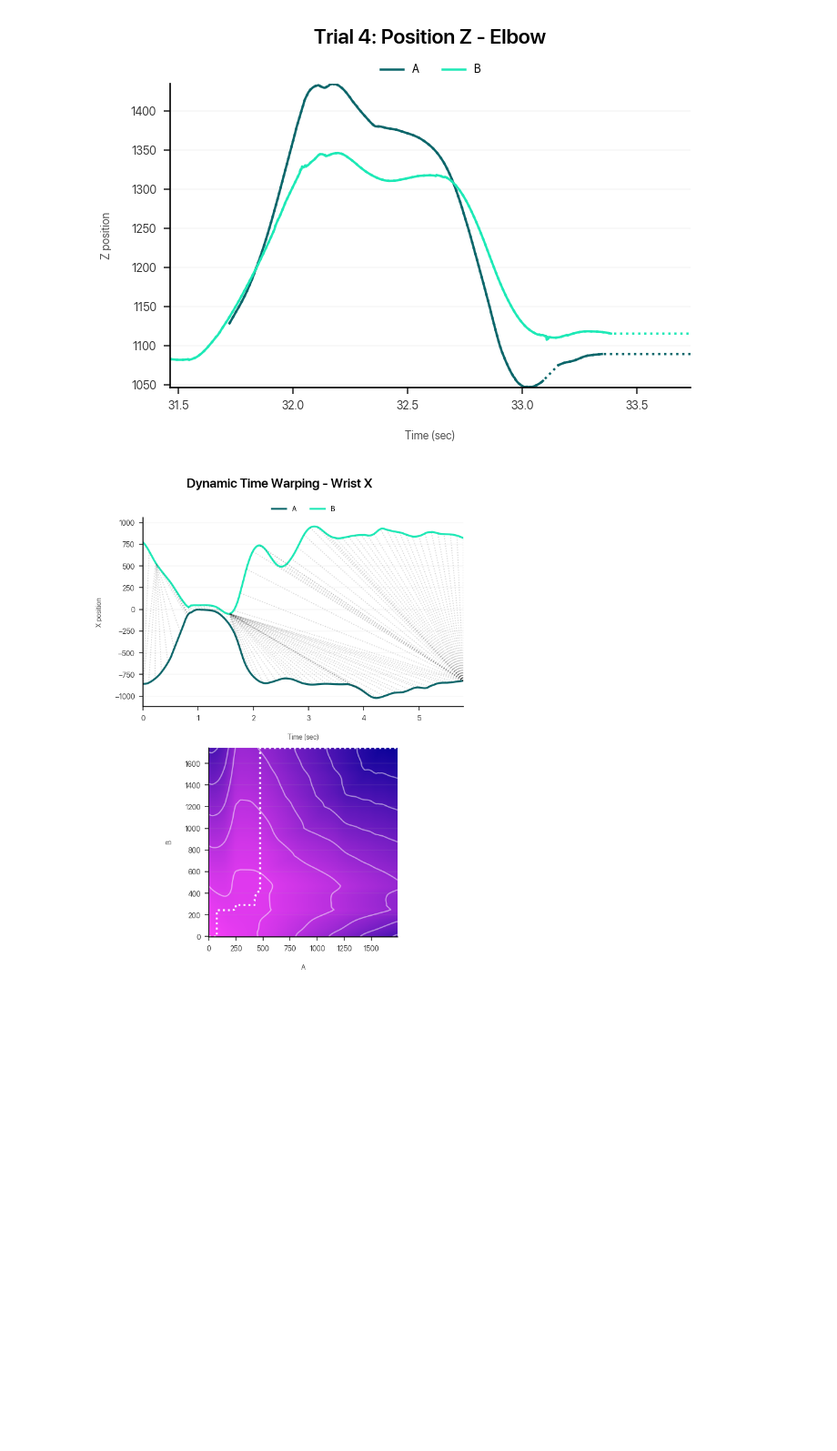
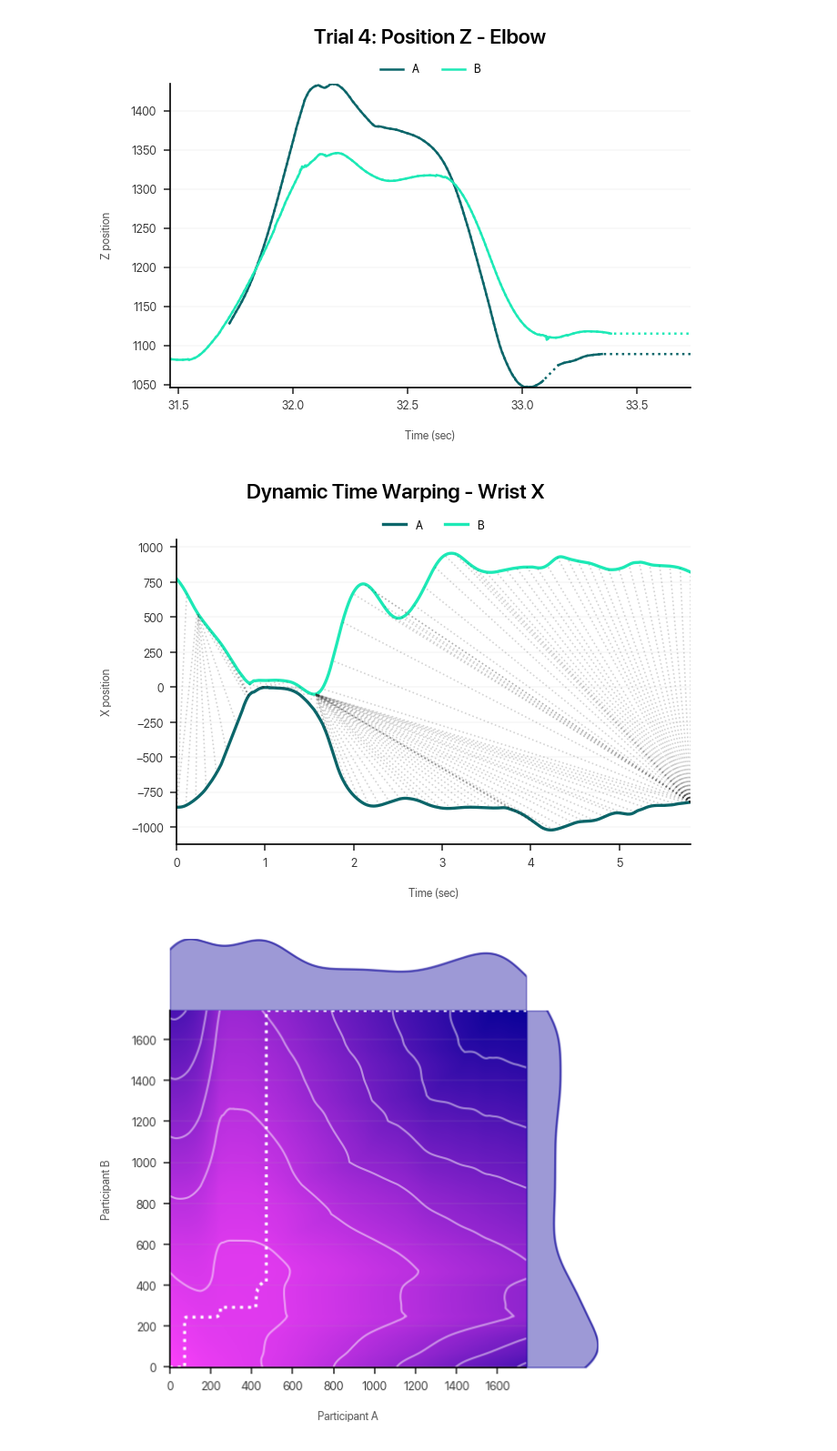
Before and after one commit to dlundgaard/dapup-mocap, a Jupyter notebook: analysis.ipynb, the cells around one changed output. Shown at 91% size. Drawn from its saved outputs; the diff is of its cells as text; code cells hidden in the pictures; blank space fills up the shorter version.

Commit message:
added marginal distributions to Dynamic Time Warping

```diff
--- a/analysis.ipynb
+++ b/analysis.ipynb
@@ -135,42 +140,83 @@ plot_position(trial = 4, marker = "Elbow", axis = "Z")
 # %%
 def plot_dynamic_time_warping(trial, marker, axis):
     reference = data[trial]["A"][marker][axis]
     query = data[trial]["B"][marker][axis]
     d = dynamic_time_warping(reference, query, keep_internals=True)
 
-    fig, axes = plt.subplots(nrows=2, figsize = (4.5, 6))
-    # d.plot(type = "twoway")
-    axes[0].plot(range(len(reference)), reference, label = "A")
-    axes[0].plot(range(len(query)), query, label = "B")
+    cmap = colors.LinearSegmentedColormap.from_list("deep", ["#FF42FB", "#0B0299"], N = 256)
 
-    axes[0].xaxis.set_major_locator(ticker.MultipleLocator(300))
-    axes[0].xaxis.set_major_formatter(lambda val, idx: round(val / 300))
-    axes[0].set_xlabel("Time (sec)")
-    axes[0].set_ylabel(f"{axis} position")
+    plt.figure()
+    plt.suptitle(f"Dynamic Time Warping - {marker} {axis}", fontsize = 11, fontweight = 600)
+
+    plt.plot(range(len(reference)), reference, label = "A")
+    plt.plot(range(len(query)), query, label = "B")
+
+    plt.gca().xaxis.set_major_locator(ticker.MultipleLocator(300))
+    plt.gca().xaxis.set_major_formatter(lambda val, idx: round(val / 300))
+    plt.xlabel("Time (sec)")
+    plt.ylabel(f"{axis} position")
     col = []
     for i in np.linspace(0, len(d.index1) - 1, num = 100).astype(int):
         col.append([
             (d.index1[i], reference[d.index1[i]]),
             (d.index2[i], query[d.index2[i]])
         ])
-    axes[0].add_collection(collections.LineCollection(col, linestyles=":", linewidths = 0.8, colors = (0.15, 0.15, 0.15), alpha = 0.2))
-    axes[0].margins(x = 0, y = 0.05)
-    axes[0].legend(loc = "upper center", bbox_to_anchor = (0.5, 1.1), ncol = 2)
+    plt.gca().add_collection(collections.LineCollection(col, linestyles=":", linewidths = 0.8, colors = (0.15, 0.15, 0.15), alpha = 0.2))
+    plt.margins(x = 0, y = 0.05)
+    plt.legend(loc = "upper center", bbox_to_anchor = (0.5, 1.1), ncol = 2)
 
-    cmap = colors.LinearSegmentedColormap.from_list("deep", ["#FF42FB", "#0B0299"], N = 256)
-    axes[1].imshow(d.costMatrix.T, origin="lower", cmap = cmap, interpolation = "none", aspect = 1)
-    axes[1].contour(d.costMatrix.T, colors = "white", linewidths = 1, alpha = 0.5)
-    axes[1].plot(d.index2, d.index1, color="white", linestyle = ":")
-    axes[1].set_xlabel("A")
-    axes[1].set_ylabel("B")
-    fig.suptitle(f"Dynamic Time Warping - {marker} {axis}\n", fontsize = 11, fontweight = 600)
     plt.tight_layout()
+
+    fig, axes = plt.subplots(
+        figsize=(4.5, 4.5),
+        nrows = 2,
+        ncols = 2,
+        width_ratios = (5, 1),
+        height_ratios = (1, 5),
+        gridspec_kw=dict(
+            left = 0.15,
+            right = 0.85,
+            bottom = 0.15,
+            top = 0.85,
+            hspace = 0,
+            wspace = 0
+        )
+    )
+
+    ax_empty = axes[0][1]
+    ax_x_dist = axes[0][0]
+    ax_y_dist = axes[1][1]
+    ax_scatter = axes[1][0]
+
+    for ax in (ax_empty, ax_x_dist, ax_y_dist):
+        ax.axis("off")
+        ax.margins(x = 0, y = 0)
+
+    ax_scatter.imshow(d.costMatrix.T, origin="lower", cmap = cmap, interpolation = "none", aspect = 1)
+    ax_scatter.contour(d.costMatrix.T, colors = "white", linewidths = 1, alpha = 0.5)
+    ax_scatter.plot(d.index2, d.index1, color="white", linestyle = ":")
+    ax_scatter.set_xlabel("Participant A")
+    ax_scatter.set_ylabel("Participant B")
+
+    for dist, ax, orientation in zip((d.costMatrix.T.mean(axis = 0), d.costMatrix.T.mean(axis = 1)), (ax_x_dist, ax_y_dist), ("", "rotated")):
+        density_kernel = gaussian_kde(dist)
+        data_range = np.arange(dist.min(), dist.max(), 100)
+        density_data = data_range, density_kernel(data_range)
+        if orientation:
+            ax.plot(*density_data[::-1], alpha = 0.5, zorder = -1, lw = 1, color = "#0B0299")
+            ax.fill_betweenx(*density_data, alpha = 0.4, interpolate=True, color = "#0B0299")
+        else:
+            ax.plot(*density_data, alpha = 0.5, zorder = -1, lw = 1, color = "#0B0299")
+            ax.fill_between(*density_data, alpha = 0.4, interpolate=True, color = "#0B0299")
+
+    plt.show()
 
 # plot_dynamic_time_warping(trial = 2, marker = "Hand", axis = "X")
 plot_dynamic_time_warping(trial = 2, marker = "Wrist", axis = "X")
 # plot_dynamic_time_warping(trial = 2, marker = "Elbow", axis = "Z")
 # %% [output]
-[figure, old version]
+[figure, new version]
+[figure, added]
 # %%
 # https://pycwt.readthedocs.io/en/latest/tutorial.html#references
 # https://github.com/regeirk/pycwt/blob/main/pycwt/wavelet.py
```
Also changed, not shown: parts of 2 cells of this notebook.
